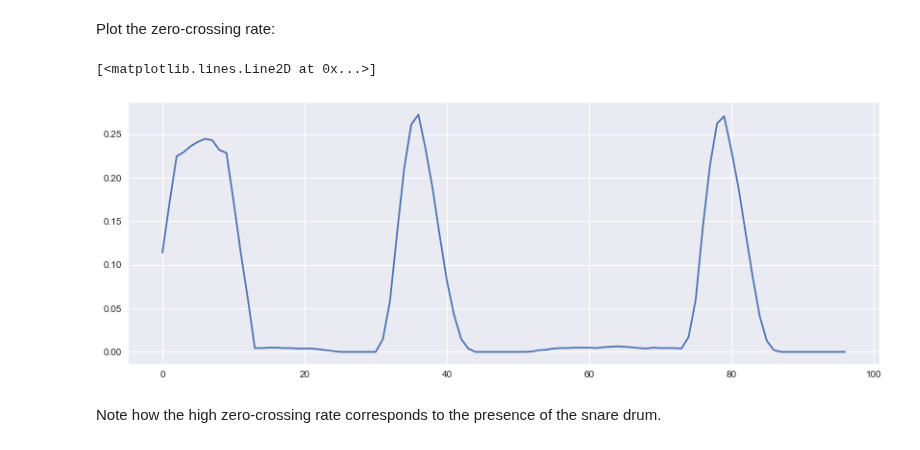
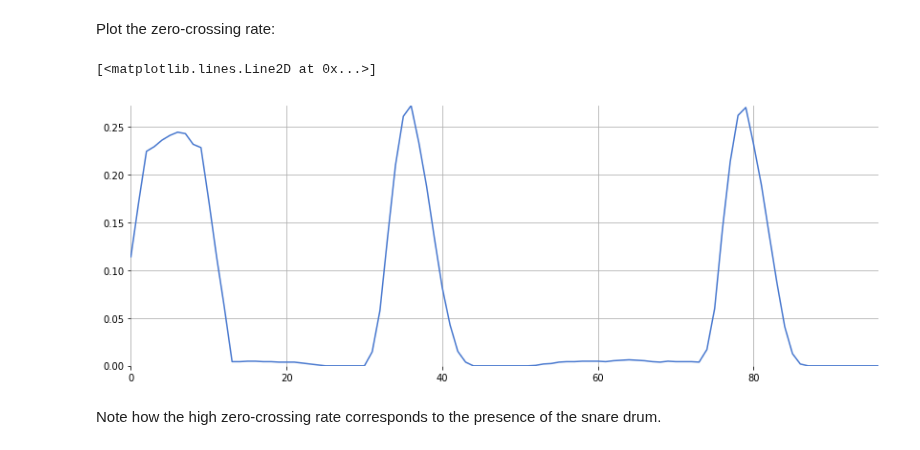
Before and after one commit to iranroman/musicinformationretrieval.com, a Jupyter notebook: zcr.ipynb, the cells around one changed output. Saved outputs shown, nothing was run; the diff lists cells and outputs as text; code cells hidden in the pictures.

```diff
--- a/zcr.ipynb
+++ b/zcr.ipynb
@@ -1,9 +1,8 @@
 # %%
 %matplotlib inline
-import seaborn
 import numpy, scipy, matplotlib.pyplot as plt, IPython.display as ipd
 import librosa, librosa.display
-plt.rcParams['figure.figsize'] = (14, 5)
+import stanford_mir; stanford_mir.init()
 # %% [markdown]
 [&larr; Back to Index](index.html)
 # %% [markdown]
@@ -60,10 +61,11 @@ print zcrs.shape
 # %% [markdown]
 Plot the zero-crossing rate:
 # %%
+plt.figure(figsize=(14, 5))
 plt.plot(zcrs[0])
 # %% [output]
 [<matplotlib.lines.Line2D at 0x...>]
-[figure, old version]
+[figure, new version]
 # %% [markdown]
 Note how the high zero-crossing rate corresponds to the presence of the snare drum.
 # %% [markdown]
```
Also changed, not shown: parts of 8 cells of this notebook, 1 other file.
